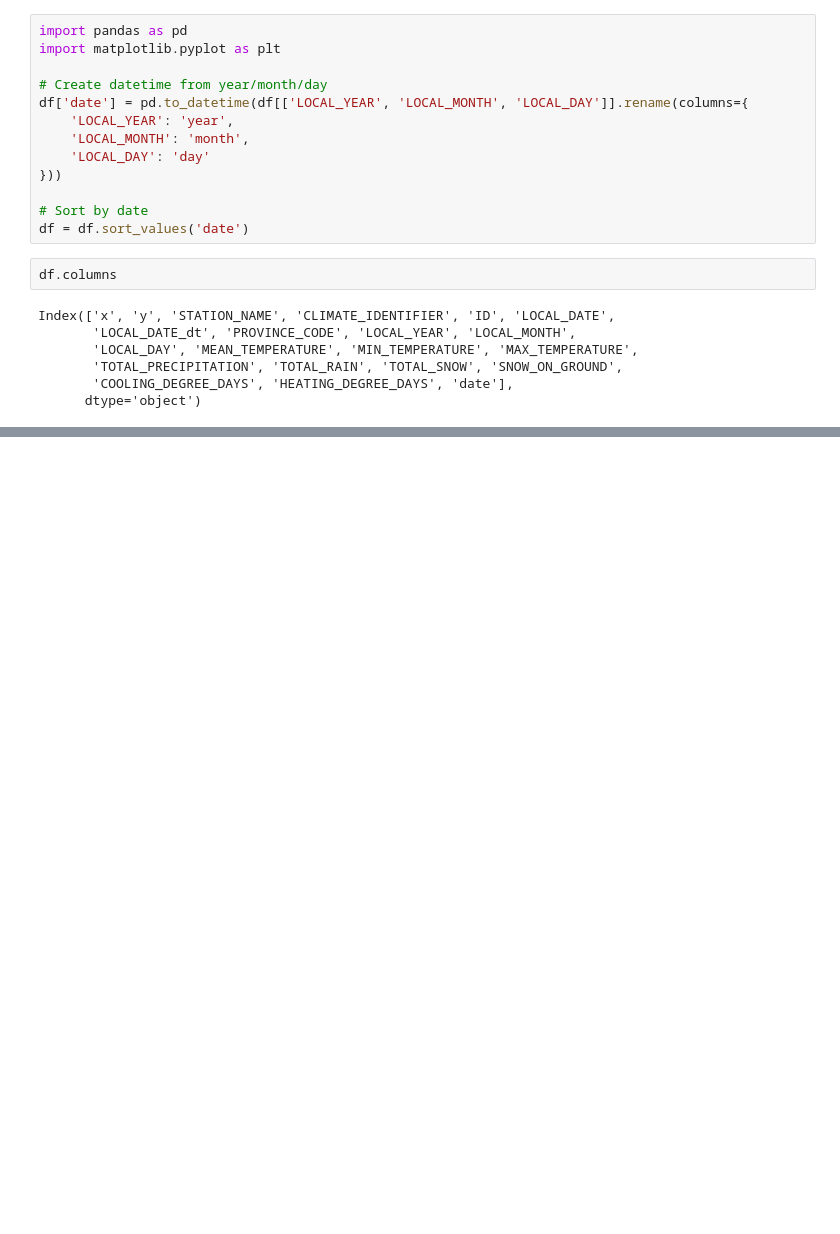
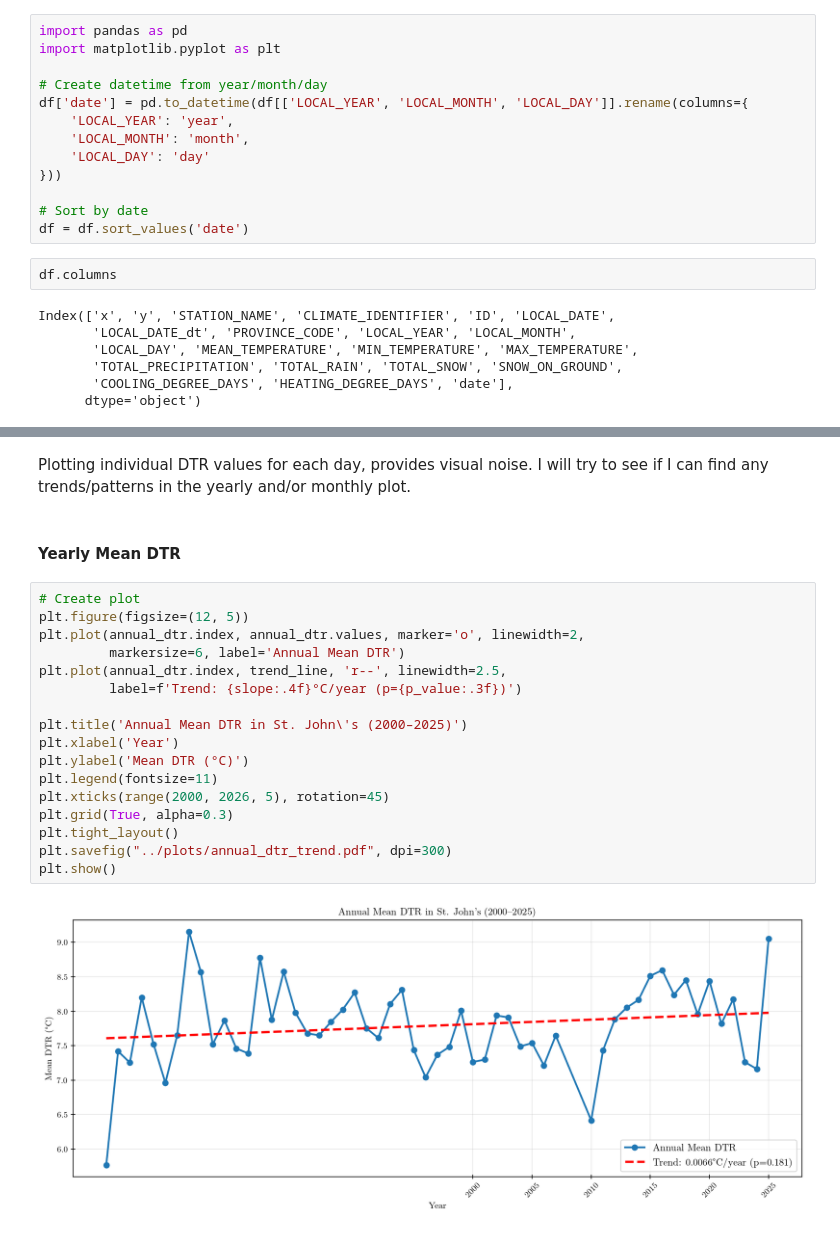
Before and after one commit to ieadoboe/cmsc6950-climate-daily, a Jupyter notebook: notebooks/01_data_exploration.ipynb, the cells around one changed output, grey strips where cells are left out. Saved outputs shown, nothing was run; the diff lists cells and outputs as text; blank space fills up the shorter version.

```diff
--- a/notebooks/01_data_exploration.ipynb
+++ b/notebooks/01_data_exploration.ipynb
@@ -110,0 +195,23 @@ plt.savefig("../plots/mean_temp_over_time.pdf")
+# %% [markdown]
+Plotting individual DTR values for each day, provides visual noise. I will try to see if I can find any trends/patterns in the yearly and/or monthly plot.
+# %% [markdown]
+#### Yearly Mean DTR
+# %%
+# Create plot
+plt.figure(figsize=(12, 5))
+plt.plot(annual_dtr.index, annual_dtr.values, marker='o', linewidth=2,
+         markersize=6, label='Annual Mean DTR')
+plt.plot(annual_dtr.index, trend_line, 'r--', linewidth=2.5,
+         label=f'Trend: {slope:.4f}°C/year (p={p_value:.3f})')
+
+plt.title('Annual Mean DTR in St. John\'s (2000–2025)')
+plt.xlabel('Year')
+plt.ylabel('Mean DTR (°C)')
+plt.legend(fontsize=11)
+plt.xticks(range(2000, 2026, 5), rotation=45)
+plt.grid(True, alpha=0.3)
+plt.tight_layout()
+plt.savefig("../plots/annual_dtr_trend.pdf", dpi=300)
+plt.show()
+# %% [output]
+[figure, added]
```
Also changed, not shown: parts of 23 cells of this notebook.
